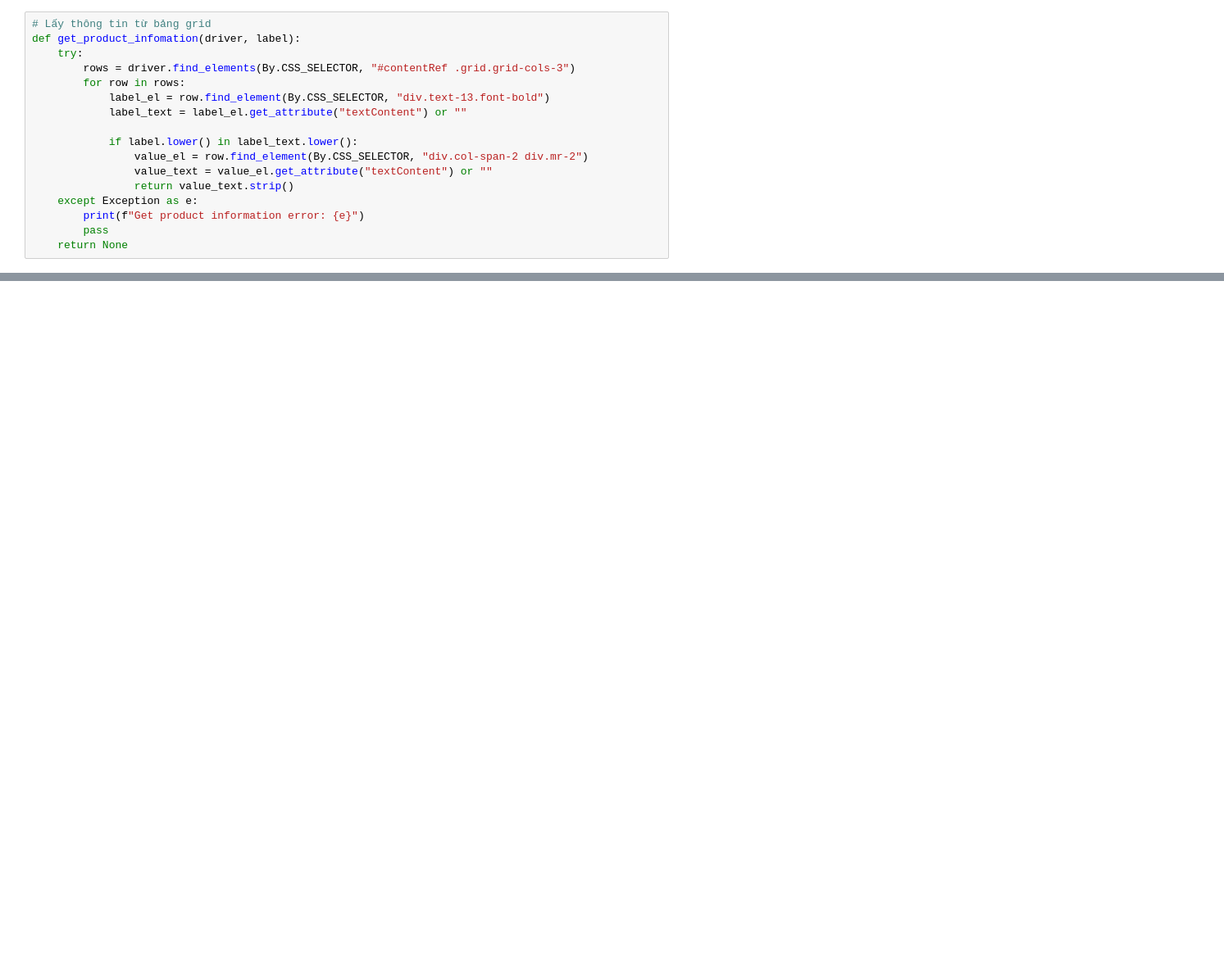
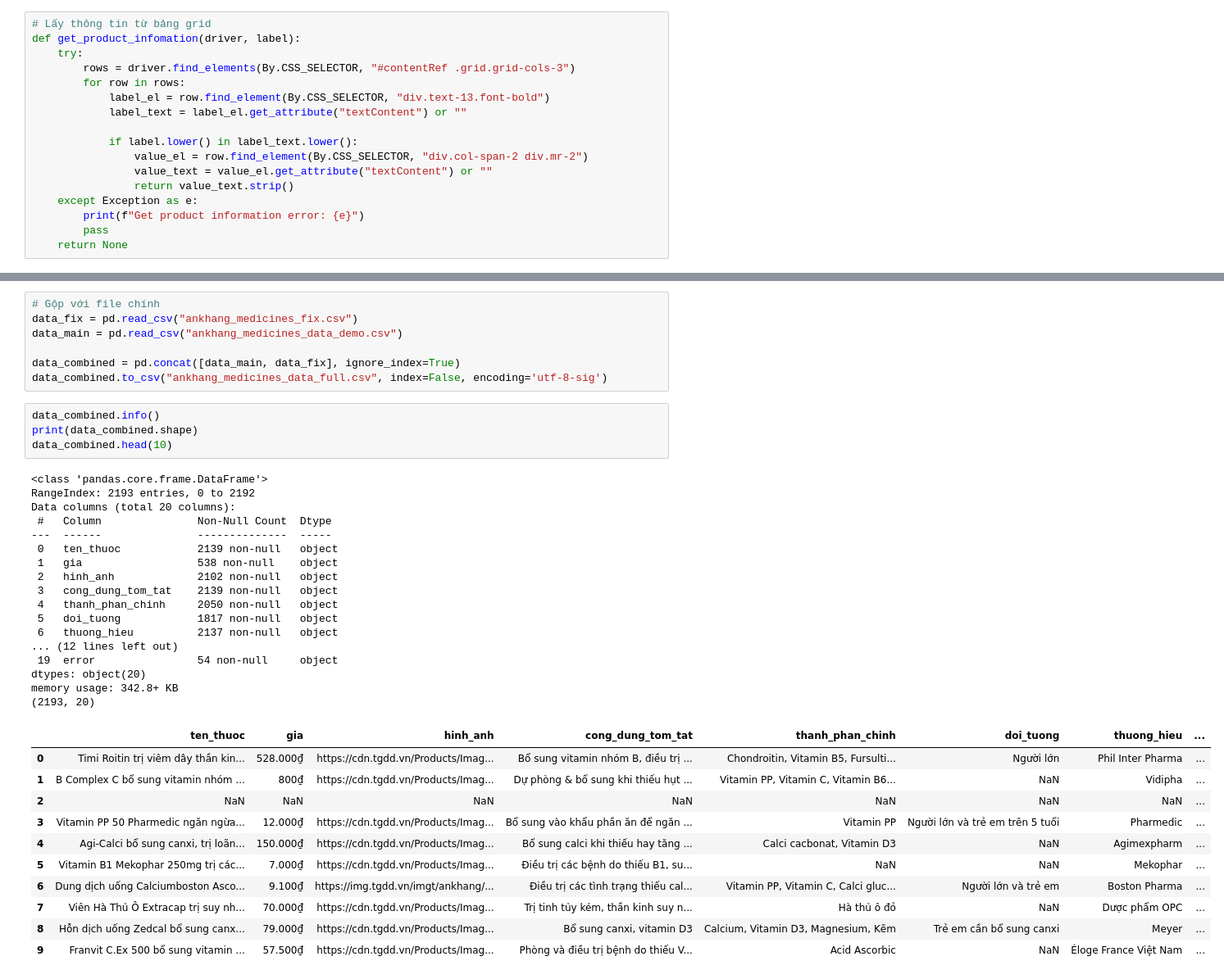
Before and after one commit to TAKhoi1506/DrugRecommendation_DL, a Jupyter notebook: crawlData_AnKhang/crawlMedicine_error.ipynb, the cells around one changed output, grey strips where cells are left out. Shown at 82% size. Saved outputs shown, nothing was run; the diff lists cells and outputs as text; blank space fills up the shorter version.

```diff
--- a/crawlData_AnKhang/crawlMedicine_error.ipynb
+++ b/crawlData_AnKhang/crawlMedicine_error.ipynb
@@ -277,3 +311,43 @@ ankhang_medicince_fix.head(10)
 | 7 | Vitamin A-D HDpharma điều trị tìn... | NaN | NaN | Dự phòng và điều trị thiếu vitami... | Vitamin D3, Vitamin A | Thuốc kê đơn - Sử dụng theo chỉ đ... | HDPHARMA | ... |
 | 8 | Vitamin A-D HDpharma điều trị tìn... | NaN | NaN | Dự phòng và điều trị thiếu vitami... | Vitamin D3, Vitamin A | Thuốc kê đơn - Sử dụng theo chỉ đ... | HDPHARMA | ... |
 | 9 | Savprocal D hỗ trợ điều trị đặc h... | NaN | NaN | Hỗ trợ điều trị đặc hiệu bệnh loã... | Vitamin D3, Calci carbonat | Thuốc kê đơn - Sử dụng theo chỉ đ... | SaVipharm | ... |
+# %%
+# Gộp với file chính
+data_fix = pd.read_csv("ankhang_medicines_fix.csv")
+data_main = pd.read_csv("ankhang_medicines_data_demo.csv")
+
+data_combined = pd.concat([data_main, data_fix], ignore_index=True)
+data_combined.to_csv("ankhang_medicines_data_full.csv", index=False, encoding='utf-8-sig')
+# %%
+data_combined.info()
+print(data_combined.shape)
+data_combined.head(10)
+# %% [output]
+<class 'pandas.core.frame.DataFrame'>
+RangeIndex: 2193 entries, 0 to 2192
+Data columns (total 20 columns):
+ #   Column               Non-Null Count  Dtype
+---  ------               --------------  -----
+ 0   ten_thuoc            2139 non-null   object
+ 1   gia                  538 non-null    object
+ 2   hinh_anh             2102 non-null   object
+ 3   cong_dung_tom_tat    2139 non-null   object
+ 4   thanh_phan_chinh     2050 non-null   object
+ 5   doi_tuong            1817 non-null   object
+ 6   thuong_hieu          2137 non-null   object
+... (12 lines left out)
+ 19  error                54 non-null     object
+dtypes: object(20)
+memory usage: 342.8+ KB
+(2193, 20)
+|  | ten_thuoc | gia | hinh_anh | cong_dung_tom_tat | thanh_phan_chinh | doi_tuong | thuong_hieu | ... |
+| 0 | Timi Roitin trị viêm dây thần kin... | 528.000₫ | https://cdn.tgdd.vn/Products/Imag... | Bổ sung vitamin nhóm B, điều trị ... | Chondroitin, Vitamin B5, Fursulti... | Người lớn | Phil Inter Pharma | ... |
+| 1 | B Complex C bổ sung vitamin nhóm ... | 800₫ | https://cdn.tgdd.vn/Products/Imag... | Dự phòng & bổ sung khi thiếu hụt ... | Vitamin PP, Vitamin C, Vitamin B6... | NaN | Vidipha | ... |
+| 2 | NaN | NaN | NaN | NaN | NaN | NaN | NaN | ... |
+| 3 | Vitamin PP 50 Pharmedic ngăn ngừa... | 12.000₫ | https://cdn.tgdd.vn/Products/Imag... | Bổ sung vào khẩu phần ăn để ngăn ... | Vitamin PP | Người lớn và trẻ em trên 5 tuổi | Pharmedic | ... |
+| 4 | Agi-Calci bổ sung canxi, trị loãn... | 150.000₫ | https://cdn.tgdd.vn/Products/Imag... | Bổ sung calci khi thiếu hay tăng ... | Calci cacbonat, Vitamin D3 | NaN | Agimexpharm | ... |
+| 5 | Vitamin B1 Mekophar 250mg trị các... | 7.000₫ | https://cdn.tgdd.vn/Products/Imag... | Điều trị các bệnh do thiếu B1, su... | NaN | NaN | Mekophar | ... |
+| 6 | Dung dịch uống Calciumboston Asco... | 9.100₫ | https://img.tgdd.vn/imgt/ankhang/... | Điều trị các tình trạng thiếu cal... | Vitamin PP, Vitamin C, Calci gluc... | Người lớn và trẻ em | Boston Pharma | ... |
+| 7 | Viên Hà Thủ Ô Extracap trị suy nh... | 70.000₫ | https://cdn.tgdd.vn/Products/Imag... | Trị tinh tủy kém, thần kinh suy n... | Hà thủ ô đỏ | NaN | Dược phẩm OPC | ... |
+| 8 | Hỗn dịch uống Zedcal bổ sung canx... | 79.000₫ | https://cdn.tgdd.vn/Products/Imag... | Bổ sung canxi, vitamin D3 | Calcium, Vitamin D3, Magnesium, Kẽm | Trẻ em cần bổ sung canxi | Meyer | ... |
+| 9 | Franvit C.Ex 500 bổ sung vitamin ... | 57.500₫ | https://cdn.tgdd.vn/Products/Imag... | Phòng và điều trị bệnh do thiếu V... | Acid Ascorbic | NaN | Éloge France Việt Nam | ... |
```
Also changed, not shown: parts of 6 cells of this notebook, 5 other files.
